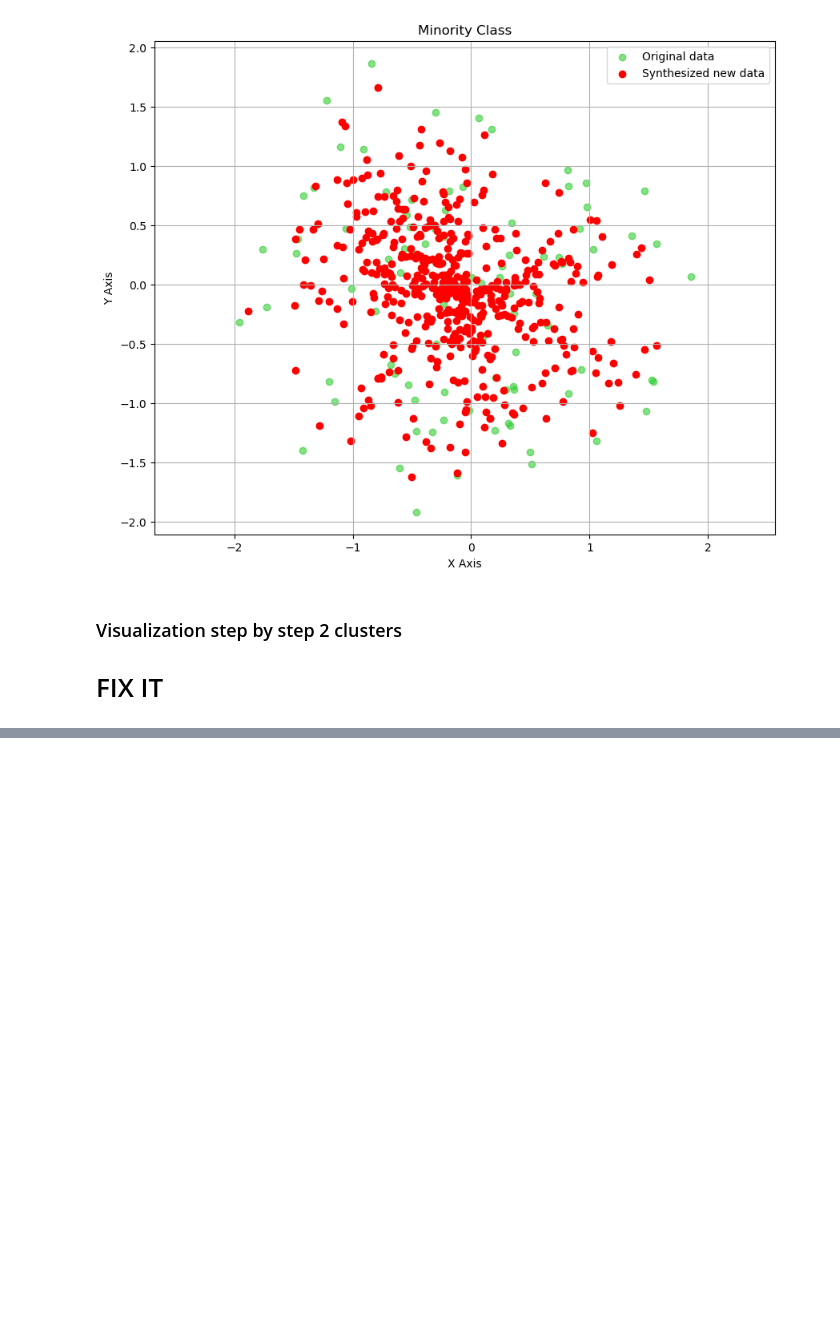
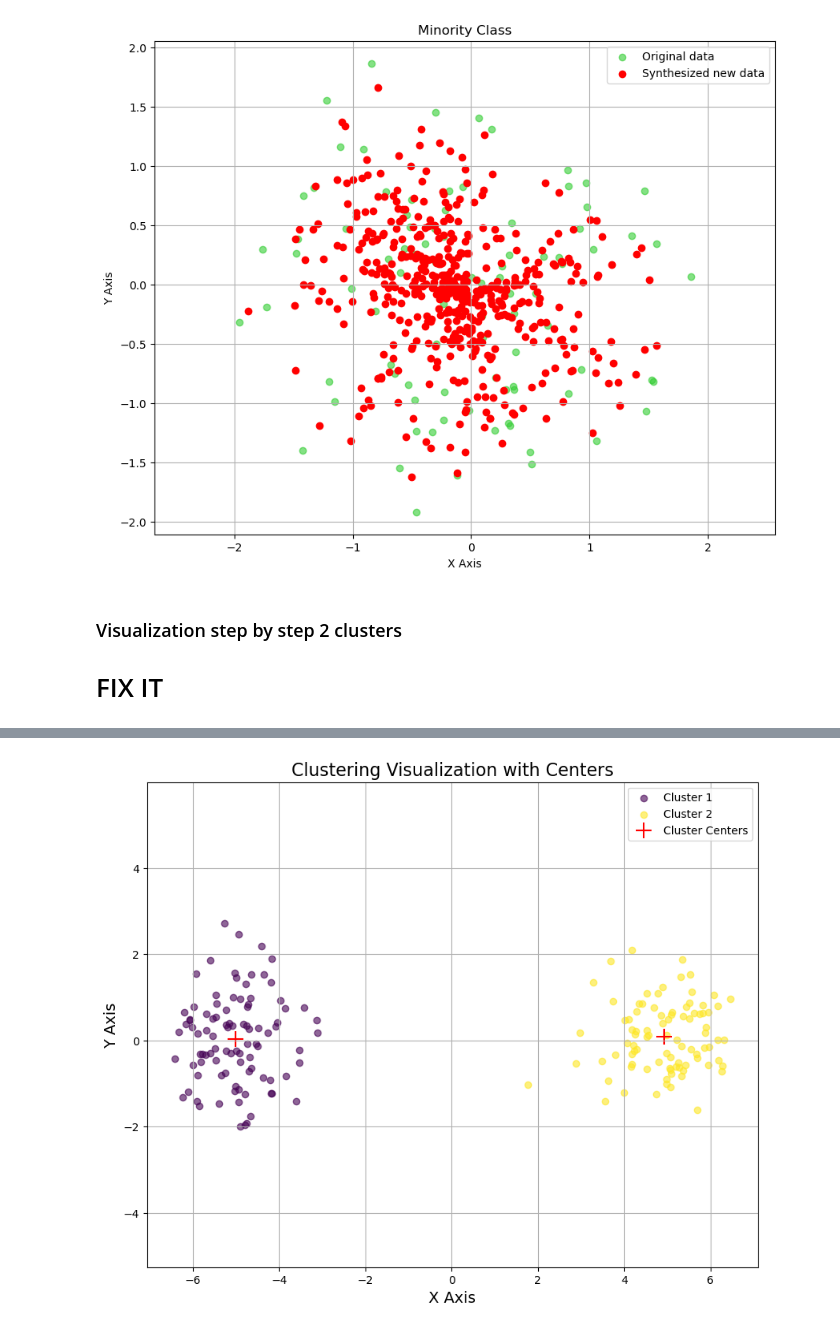
Before and after one commit to UnaiLalana/DAB-SMOTE, a Jupyter notebook: notebooks/Visualization.ipynb, the cells around one changed output, grey strips where cells are left out. Drawn from its saved outputs; the diff is of its cells as text; code cells hidden in the pictures; blank space fills up the shorter version.

```diff
--- a/notebooks/Visualization.ipynb
+++ b/notebooks/Visualization.ipynb
@@ -192,0 +180,5 @@ NameError: name 'generate_two_clusters' is not defined
+# %%
+centre2, clusters2 = dab.get_clustering(data_wo_noise2)
+visualize_clustering_with_centers(data_wo_noise2, clusters2, centre2)
+# %% [output]
+[figure, added]
```
Also changed, not shown: parts of 4 cells of this notebook, 1 other file.
